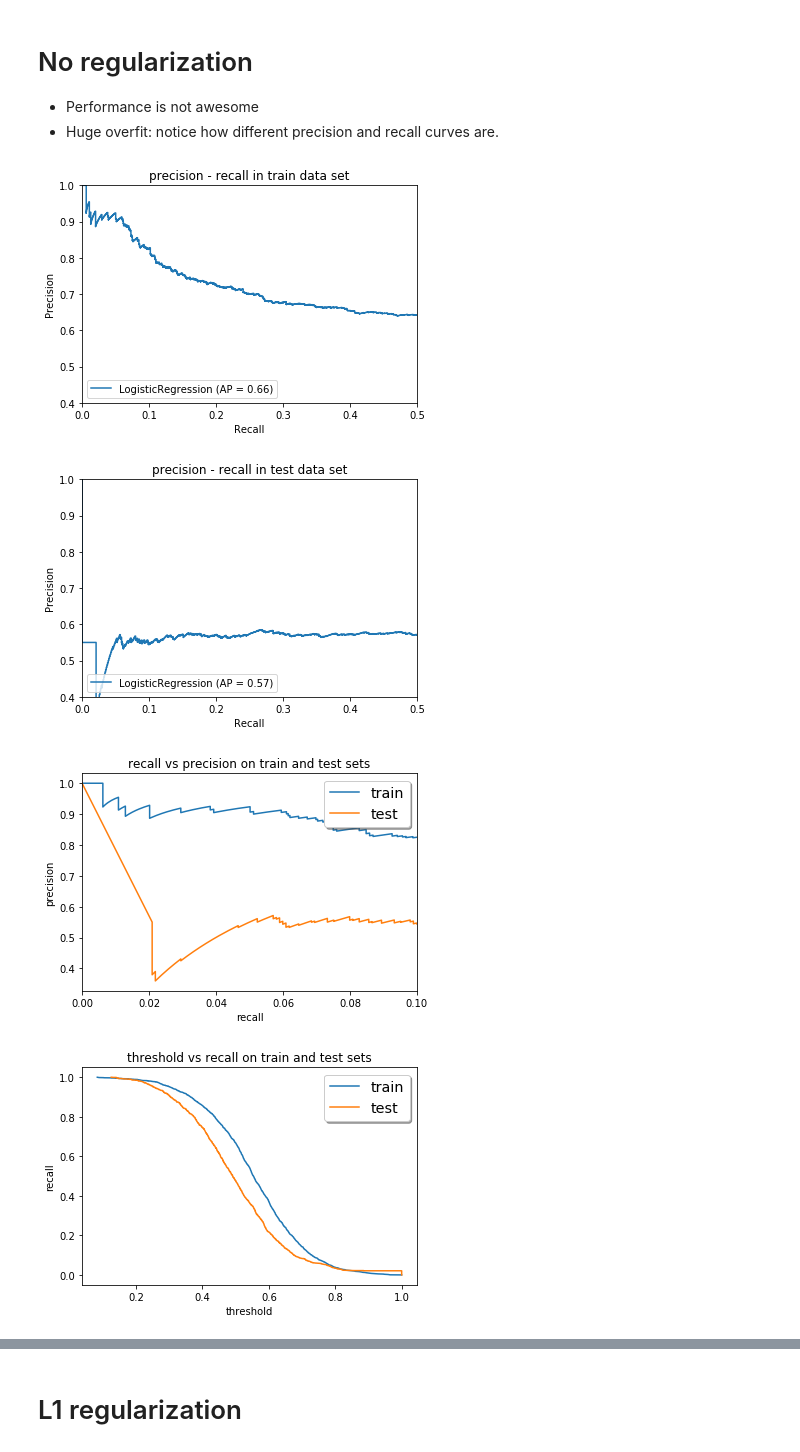
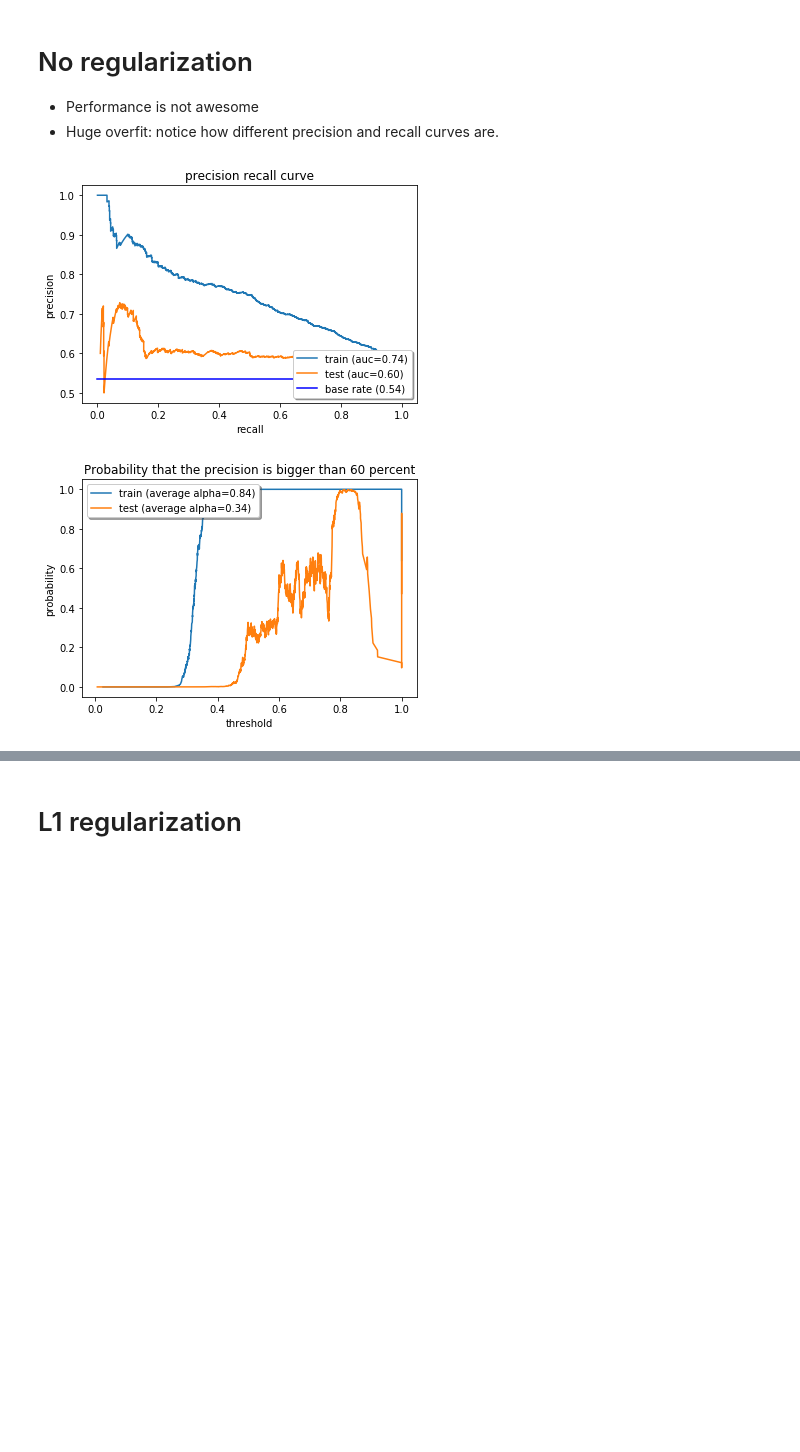
Before and after one commit to luisduque440/moneyManager, a Jupyter notebook: modeling/modelingIBM.ipynb, the cells around one changed output, grey strips where cells are left out. Saved outputs shown, nothing was run; the diff lists cells and outputs as text; code cells hidden in the pictures; blank space fills up the shorter version.

Commit message:
improved precision recall utilities

```diff
--- a/modeling/modelingIBM.ipynb
+++ b/modeling/modelingIBM.ipynb
@@ -31,6 +32,6 @@ from modeling.plotPrecisionRecallThresholds import plotPrecisionRecallThresholds
 pd.set_option('display.max_columns', None)
 # %%
-startDay=datetime(2019,10,1)
-endDay= datetime(2019,10,22)
+startDay=datetime(2019,1,1)
+endDay= datetime(2019,1,22)
 df = createTrainingDataSet('IBM',  startDay=startDay, endDay=endDay, pastStart=40)
 df = df[['consolidated', 'volume', 'target']]
@@ -136,5 +140,5 @@ XtestTrf.describe()
 clf = BernoulliNB()
 clf.fit(XtrainTrf, ytrain);
 # %%
-plotPrecisionRecallThresholds(clf, XtrainTrf, ytrain, XtestTrf, ytest)
+plotTrainTestPrecisionRecallUsingModel(clf, XtrainTrf, ytrain, XtestTrf, ytest)
 # %% [output]
@@ -152,9 +152,7 @@ plotPrecisionRecallThresholds(clf, XtrainTrf, ytrain, XtestTrf, ytest)
 clf =LogisticRegression(penalty='none', max_iter=10000)
 clf.fit(XtrainTrf, ytrain);
 # %%
-plotPrecisionRecallThresholds(clf, XtrainTrf, ytrain, XtestTrf, ytest)
+plotTrainTestPrecisionRecallUsingModel(clf, XtrainTrf, ytrain, XtestTrf, ytest)
 # %% [output]
-[figure, old version]
+[figure, new version]
-[figure, old version]
+[figure, new version]
-[figure, removed]
-[figure, removed]
```
Also changed, not shown: parts of 23 cells of this notebook, 2 other files.
